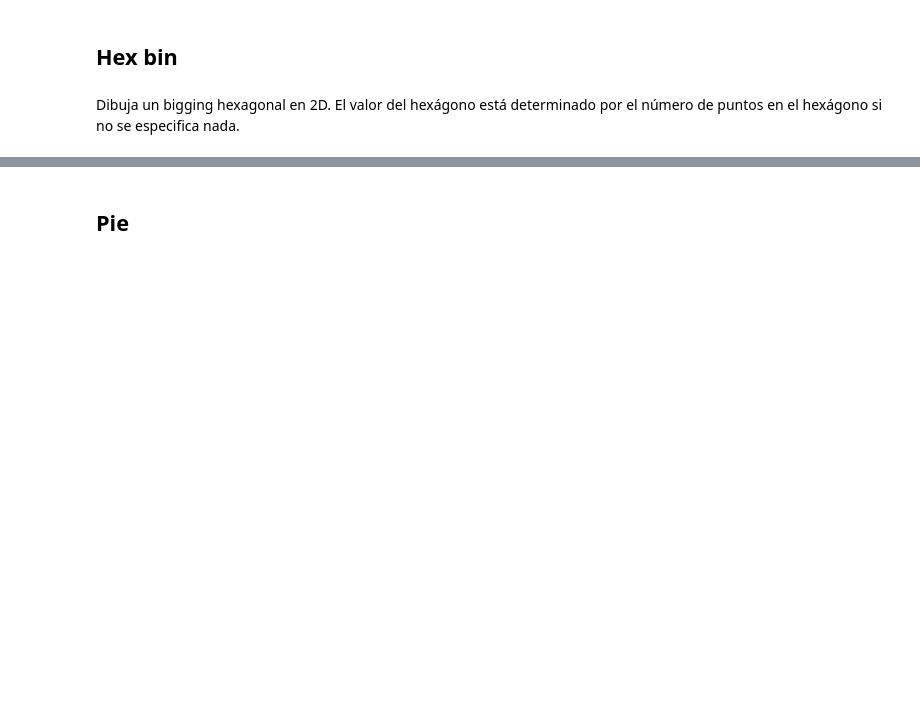
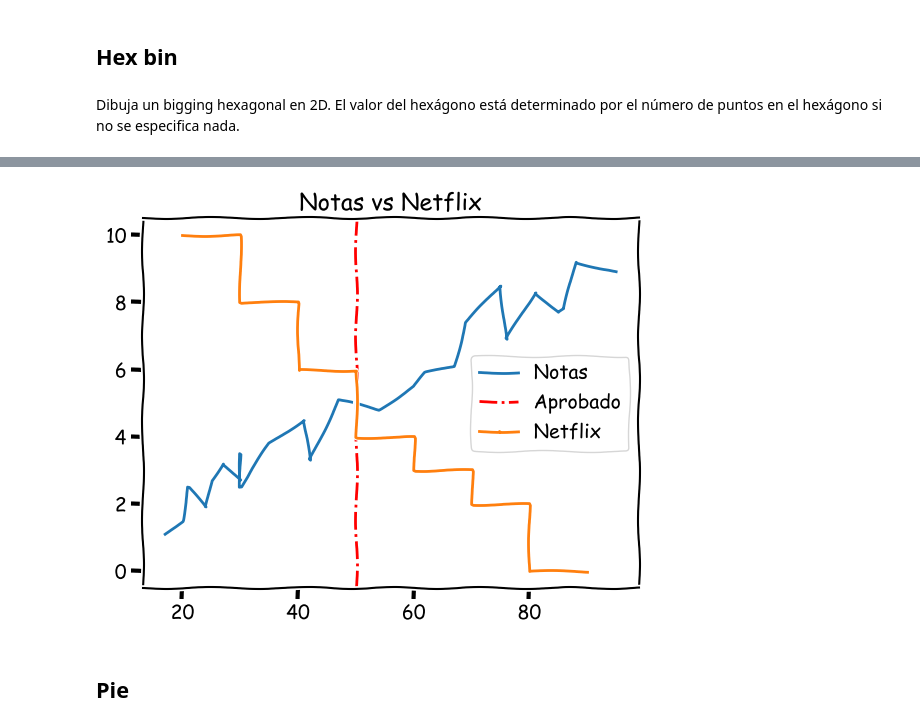
Before and after one commit to UAX-BigData-Grupo3/devPython-grupo3, a Jupyter notebook: matpotlib.ipynb, the cells around one changed output, grey strips where cells are left out. Saved outputs shown, nothing was run; the diff lists cells and outputs as text; code cells hidden in the pictures; blank space fills up the shorter version.

```diff
--- a/matpotlib.ipynb
+++ b/matpotlib.ipynb
@@ -270,3 +281,15 @@ plt.show()
+# %%
+with plt.xkcd():
+    plt.plot(x,y,label="Notas")
+    plt.title('Notas vs Netflix')
+    plt.axvline(x = 50, color = 'r', linestyle = '-.',label='Aprobado')
+    #plt.xlabel('Notas', fontdict={'fontsize':15}) # Ponemos una etiqueta a la x
+    #plt.ylabel('Horas', fontdict={'fontsize':15}) # Ponemos una etiqueta a la y
+    plt.step([20,30,40,50,60,70,80,90],[10,10,8,6,4,3,2,0],label="Netflix")
+    plt.legend(loc = "best")
+    plt.show()
+# %% [output]
+[figure, added]
 # %% [markdown]
 ## Pie
 # %% [markdown]
```
Also changed, not shown: parts of 24 cells of this notebook.
